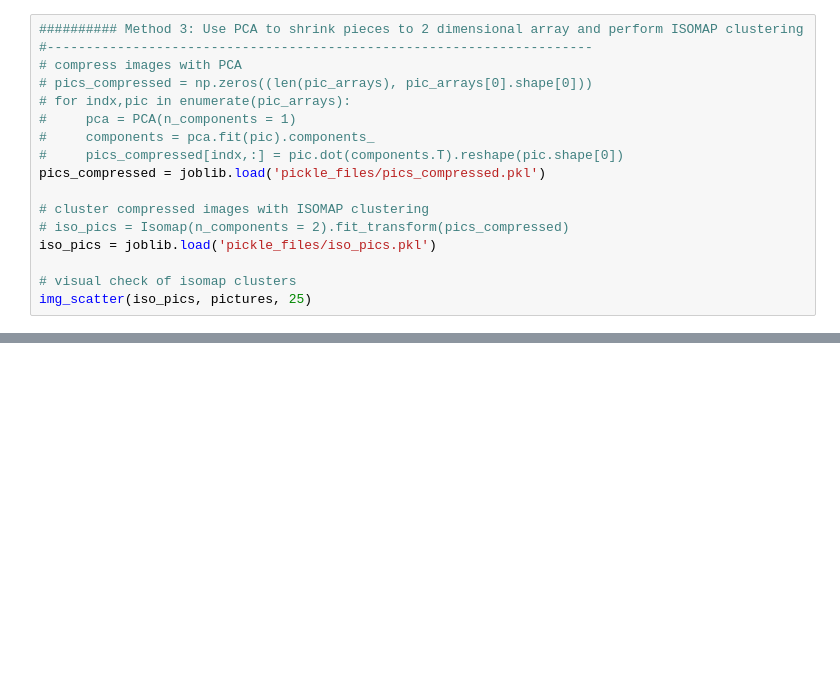
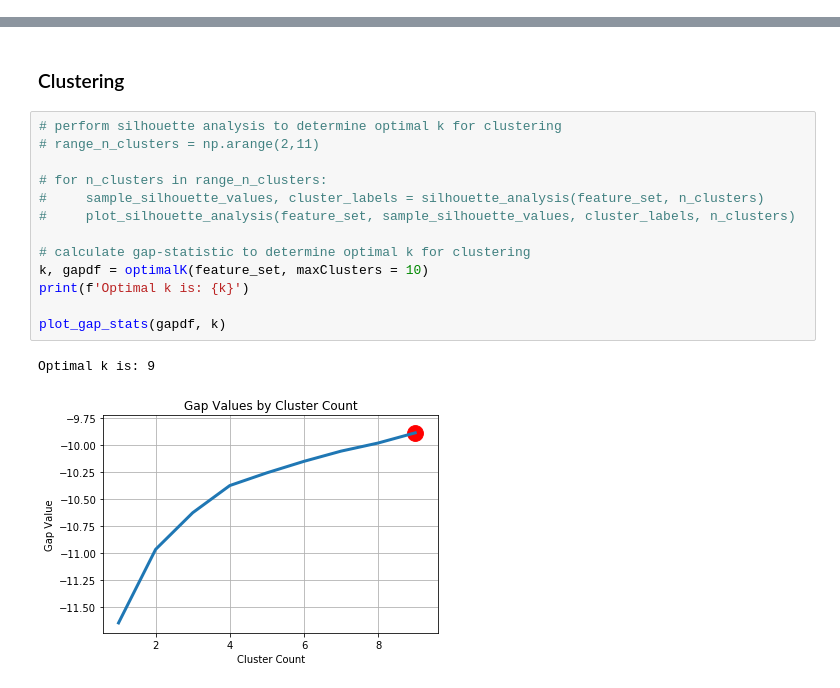
Before and after one commit to staleyj15/Puzzle_Masters_Project, a Jupyter notebook: Project_Code.ipynb, the cells around one changed output, grey strips where cells are left out. Drawn from its saved outputs; the diff is of its cells as text; blank space fills up the shorter version.

Commit message:
pulled together cohesive analysis

```diff
--- a/Project_Code.ipynb
+++ b/Project_Code.ipynb
@@ -85,17 +0,0 @@ img_scatter(iso_model, pictures, 25)
-# %%
-########## Method 3: Use PCA to shrink pieces to 2 dimensional array and perform ISOMAP clustering
-#----------------------------------------------------------------------
-# compress images with PCA
-# pics_compressed = np.zeros((len(pic_arrays), pic_arrays[0].shape[0]))
-# for indx,pic in enumerate(pic_arrays):
-#     pca = PCA(n_components = 1)
-#     components = pca.fit(pic).components_
-#     pics_compressed[indx,:] = pic.dot(components.T).reshape(pic.shape[0])
-pics_compressed = joblib.load('pickle_files/pics_compressed.pkl')
-
-# cluster compressed images with ISOMAP clustering
-# iso_pics = Isomap(n_components = 2).fit_transform(pics_compressed)
-iso_pics = joblib.load('pickle_files/iso_pics.pkl')
-
-# visual check of isomap clusters
-img_scatter(iso_pics, pictures, 25)
@@ -101,0 +94,18 @@ img_scatter(iso_pics, pictures, 25)
+# %% [markdown]
+### Clustering
+# %%
+# perform silhouette analysis to determine optimal k for clustering
+# range_n_clusters = np.arange(2,11)
+
+# for n_clusters in range_n_clusters:
+#     sample_silhouette_values, cluster_labels = silhouette_analysis(feature_set, n_clusters)
+#     plot_silhouette_analysis(feature_set, sample_silhouette_values, cluster_labels, n_clusters)
+
+# calculate gap-statistic to determine optimal k for clustering
+k, gapdf = optimalK(feature_set, maxClusters = 10)
+print(f'Optimal k is: {k}')
+
+plot_gap_stats(gapdf, k)
+# %% [output]
+Optimal k is: 9
+[figure, added]
```
Also changed, not shown: parts of 8 cells of this notebook, 4 other files.
